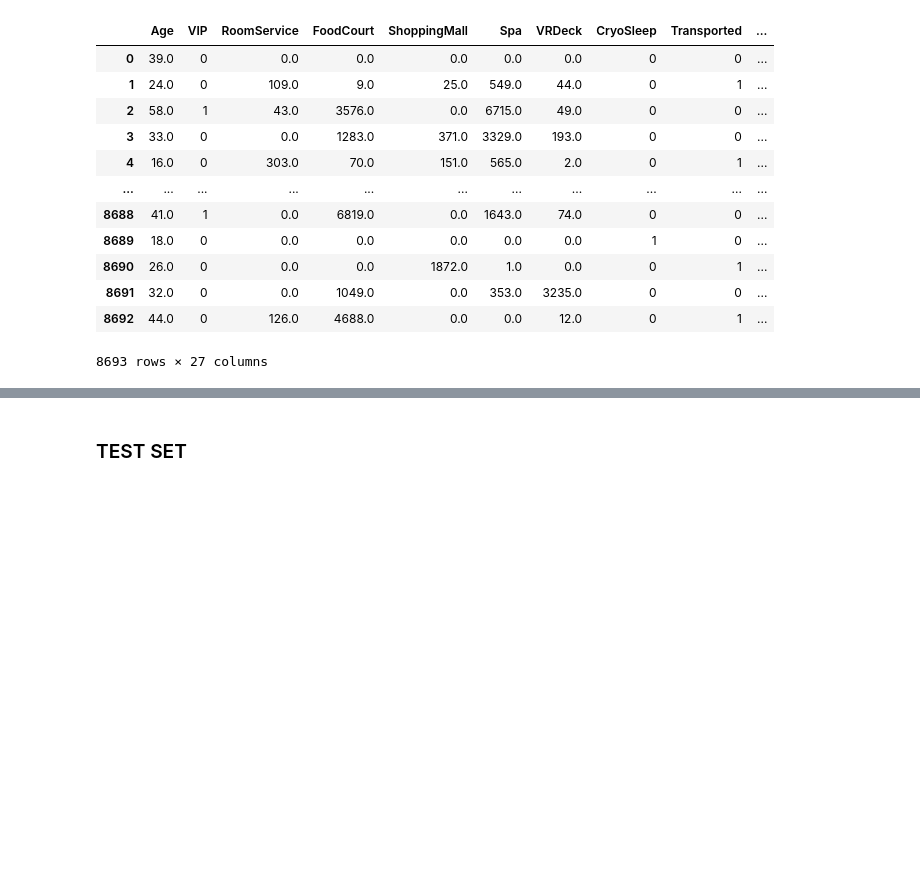
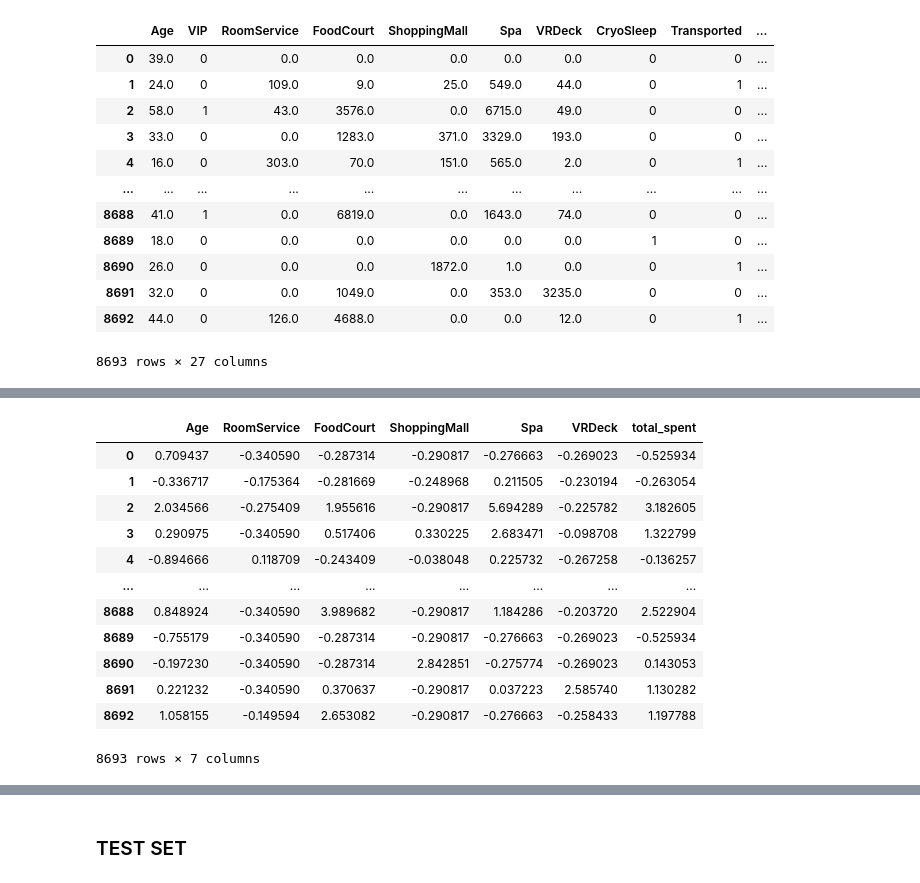
Before and after one commit to plamensve/SPACESHIP_TITANIC, a Jupyter notebook: notebooks/new_spaceship_titanic.ipynb, the cells around one changed output, grey strips where cells are left out. Saved outputs shown, nothing was run; the diff lists cells and outputs as text; code cells hidden in the pictures; blank space fills up the shorter version.

```diff
--- a/notebooks/new_spaceship_titanic.ipynb
+++ b/notebooks/new_spaceship_titanic.ipynb
@@ -191,0 +218,22 @@ np.int64(0)
+# %%
+scaler = StandardScaler()
+sub_set_scaled = pd.DataFrame(
+    scaler.fit_transform(sub_set_1),
+    columns=sub_set_1.columns,
+    index=sub_set_1.index
+)
+sub_set_scaled
+# %% [output]
+|  | Age | RoomService | FoodCourt | ShoppingMall | Spa | VRDeck | total_spent |
+| 0 | 0.709437 | -0.340590 | -0.287314 | -0.290817 | -0.276663 | -0.269023 | -0.525934 |
+| 1 | -0.336717 | -0.175364 | -0.281669 | -0.248968 | 0.211505 | -0.230194 | -0.263054 |
+| 2 | 2.034566 | -0.275409 | 1.955616 | -0.290817 | 5.694289 | -0.225782 | 3.182605 |
+| 3 | 0.290975 | -0.340590 | 0.517406 | 0.330225 | 2.683471 | -0.098708 | 1.322799 |
+| 4 | -0.894666 | 0.118709 | -0.243409 | -0.038048 | 0.225732 | -0.267258 | -0.136257 |
+| ... | ... | ... | ... | ... | ... | ... | ... |
+| 8688 | 0.848924 | -0.340590 | 3.989682 | -0.290817 | 1.184286 | -0.203720 | 2.522904 |
+| 8689 | -0.755179 | -0.340590 | -0.287314 | -0.290817 | -0.276663 | -0.269023 | -0.525934 |
+| 8690 | -0.197230 | -0.340590 | -0.287314 | 2.842851 | -0.275774 | -0.269023 | 0.143053 |
+| 8691 | 0.221232 | -0.340590 | 0.370637 | -0.290817 | 0.037223 | 2.585740 | 1.130282 |
+| 8692 | 1.058155 | -0.149594 | 2.653082 | -0.290817 | -0.276663 | -0.258433 | 1.197788 |
+8693 rows × 7 columns
```
Also changed, not shown: parts of 12 cells of this notebook.
